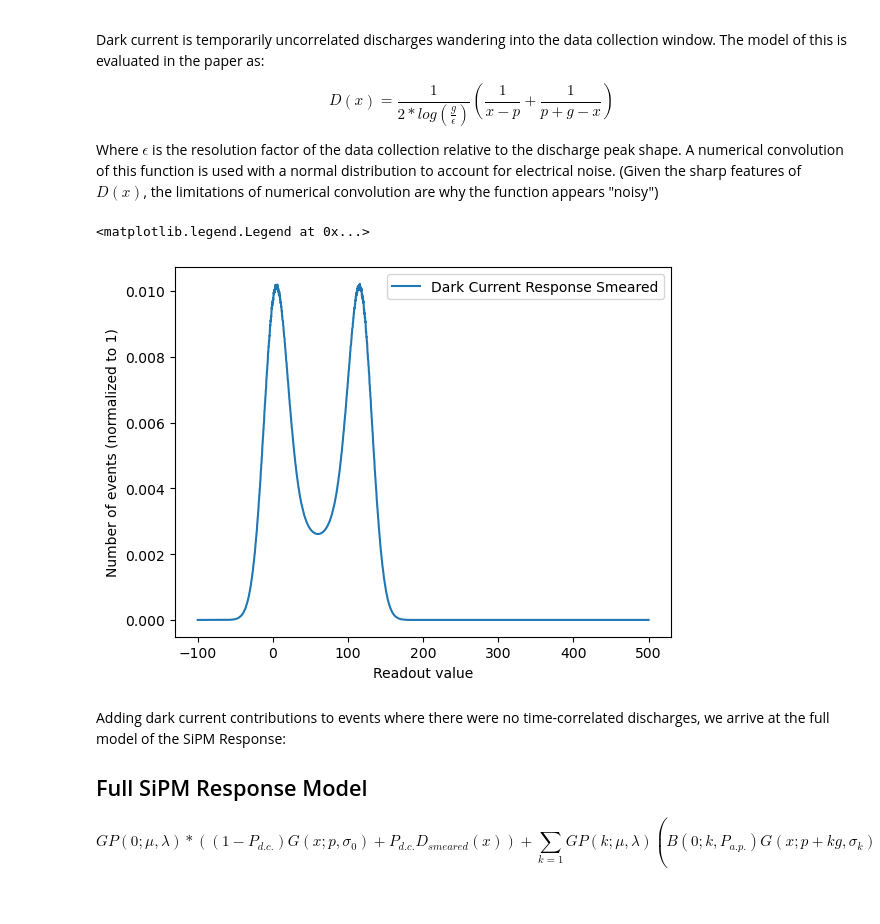
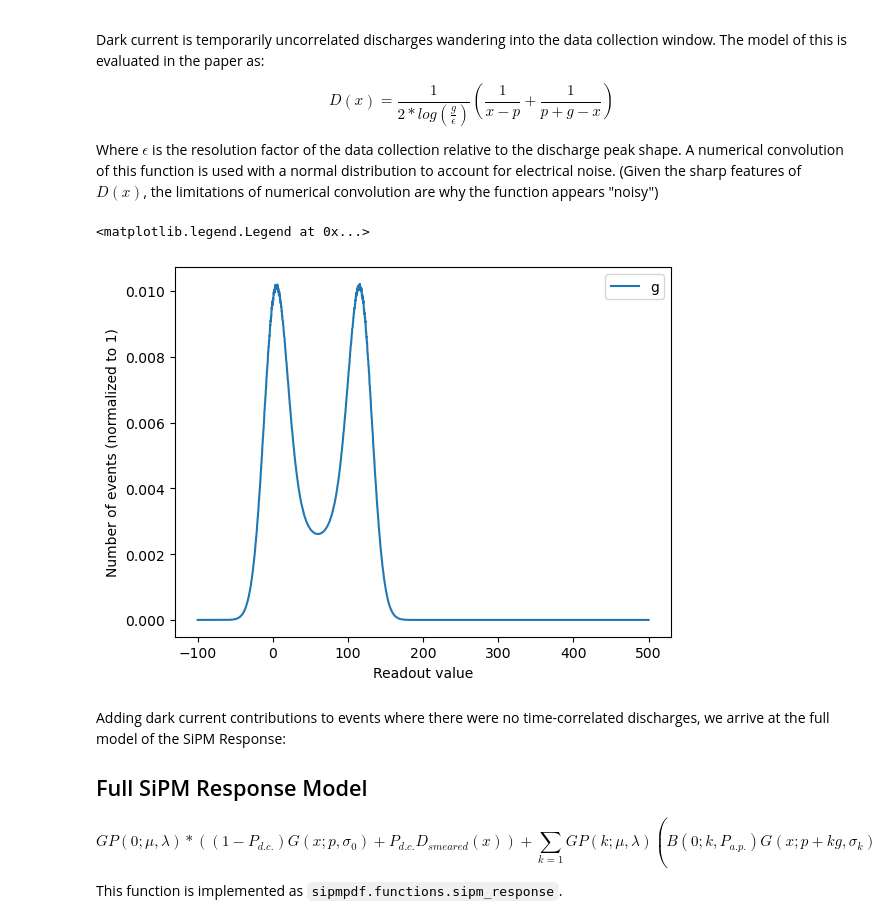
Before and after one commit to UMDCMS/sipmpdf, a Jupyter notebook: docs/sipm_functions.ipynb, the cells around one changed output. Drawn from its saved outputs; the diff is of its cells as text; code cells hidden in the pictures.

```diff
--- a/docs/sipm_functions.ipynb
+++ b/docs/sipm_functions.ipynb
@@ -423,23 +424,25 @@ Where $\epsilon$ is the resolution factor of the data collection relative to the
 # %%
 x = np.linspace(-100, 500,2000)
 gain_=120
 smear_=15
 resolution_=10e-4
-dc=sipmpdf.functions.darkcurrent_response_smeared(x=,smear=15,gain=120,resolution=10e-4)
+dc=sipmpdf.functions.darkcurrent_response_smeared(x=x,smear=15,gain=120,resolution=10e-4)
 
 plt.plot(x,dc,label="Dark Current Response Smeared")
 plt.xlabel('Readout value')
 plt.ylabel('Number of events (normalized to 1)')
 plt.legend(f'g')
 # %% [output]
 <matplotlib.legend.Legend at 0x...>
-[figure, old version]
+[figure, new version]
 # %% [markdown]
 Adding dark current contributions to events where there were no time-correlated discharges, we arrive at the full model of the SiPM Response:
 
 ## Full SiPM Response Model
 
 $$GP(0;\mu,\lambda)*\left((1-P_{d.c.})G(x;p,\sigma_0)+P_{d.c.}D_{smeared}(x)\right)+ \sum_{k=1}GP(k;\mu,\lambda) \left( B(0;k,P_{a.p.})G(x;p+kg,\sigma_k)+\sum_{n_{a.p.}=1}^{10} B(n_{a.p.};k,P_{a.p.})A(x;n_{a.p.},k,\beta)\right) $$
+
+This function is implemented as `sipmpdf.functions.sipm_response`.
 # %%
 #Create pdf for the full response
 pdf = PDF.SiPMResponsePDF(obs=obs,
```
Also changed, not shown: parts of 8 cells of this notebook, 1 other file.
